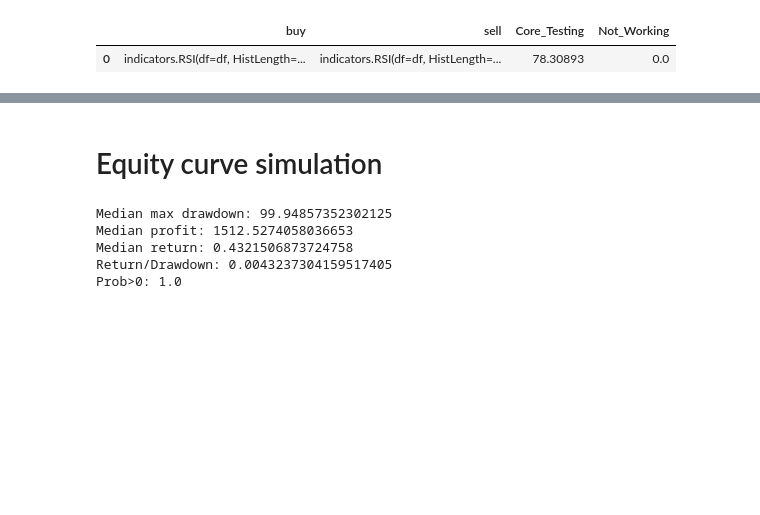
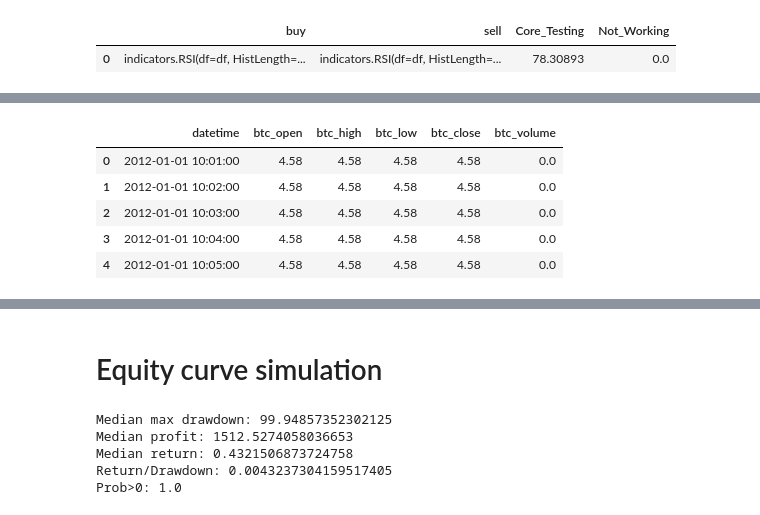
Before and after one commit to VaheC/PonyGE2, a Jupyter notebook: test.ipynb, the cells around one changed output, grey strips where cells are left out. Drawn from its saved outputs; the diff is of its cells as text; code cells hidden in the pictures; blank space fills up the shorter version.

```diff
--- a/test.ipynb
+++ b/test.ipynb
@@ -3743,0 +3784,15 @@ perf_df
+# %%
+df.set_index('datetime', inplace=True)
+complete_time_index = pd.date_range(start=df.index.min(), end=df.index.max(), freq='min')
+df = df.reindex(complete_time_index)
+df = df.ffill()
+df.reset_index(inplace=True)
+df.rename(columns={'index': 'datetime'}, inplace=True)
+df.head()
+# %% [output]
+|  | datetime | btc_open | btc_high | btc_low | btc_close | btc_volume |
+| 0 | 2012-01-01 10:01:00 | 4.58 | 4.58 | 4.58 | 4.58 | 0.0 |
+| 1 | 2012-01-01 10:02:00 | 4.58 | 4.58 | 4.58 | 4.58 | 0.0 |
+| 2 | 2012-01-01 10:03:00 | 4.58 | 4.58 | 4.58 | 4.58 | 0.0 |
+| 3 | 2012-01-01 10:04:00 | 4.58 | 4.58 | 4.58 | 4.58 | 0.0 |
+| 4 | 2012-01-01 10:05:00 | 4.58 | 4.58 | 4.58 | 4.58 | 0.0 |
```
Also changed, not shown: parts of 14 cells of this notebook.
